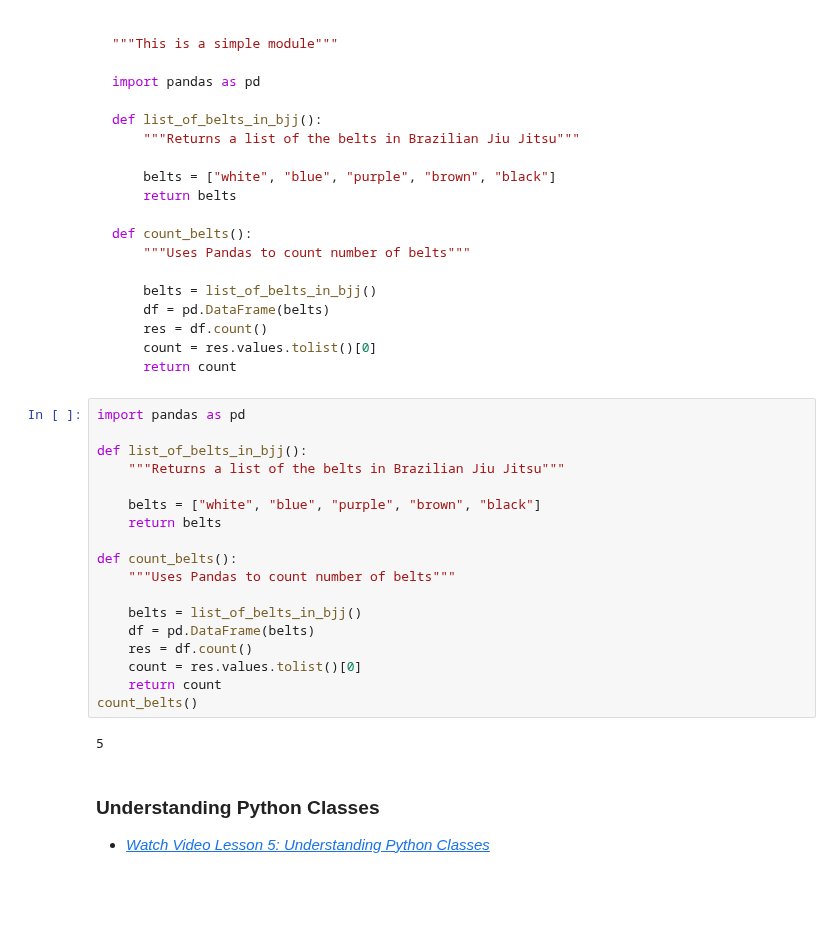
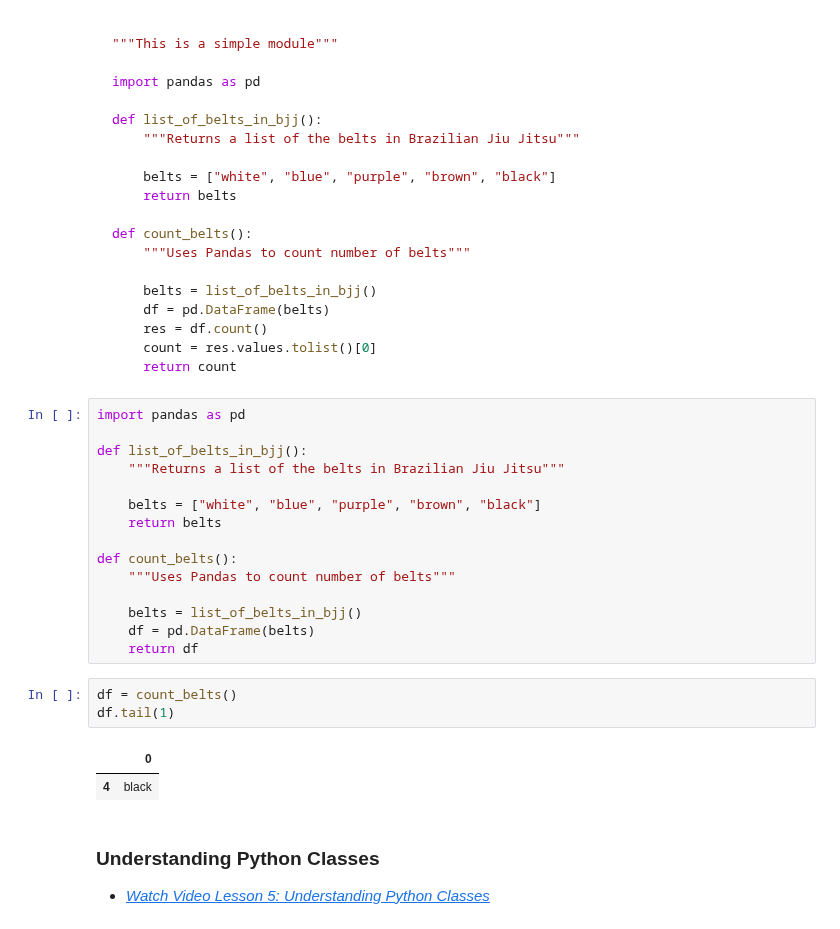
Before and after one commit to noahgift/functional_intro_to_python, a Jupyter notebook: Public_SafariOnline_Day1_Part2.ipynb, the cells around one changed output. Cells and saved outputs as stored; diff of their text form; blank space fills up the shorter version.

```diff
--- a/Public_SafariOnline_Day1_Part2.ipynb
+++ b/Public_SafariOnline_Day1_Part2.ipynb
@@ -135,12 +130,13 @@ def count_belts():
 
     belts = list_of_belts_in_bjj()
     df = pd.DataFrame(belts)
-    res = df.count()
-    count = res.values.tolist()[0]
-    return count
-count_belts()
+    return df
-# %% [output]
-5
+# %%
+df = count_belts()
+df.tail(1)
+# %% [output]
+|  | 0 |
+| 4 | black |
 # %% [markdown]
 ### Understanding Python Classes
 
```
Also changed, not shown: parts of 17 cells of this notebook.
